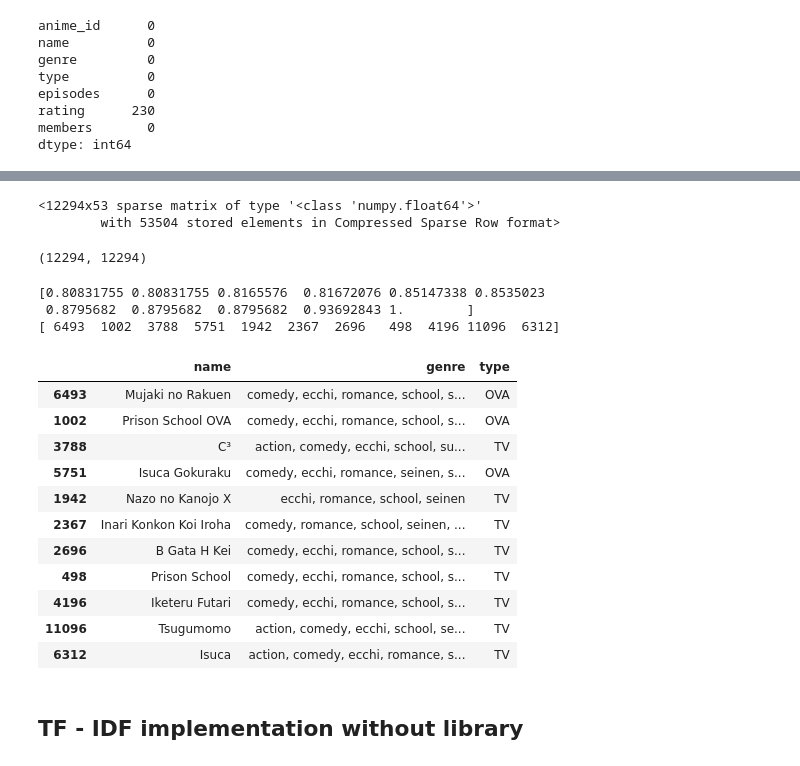
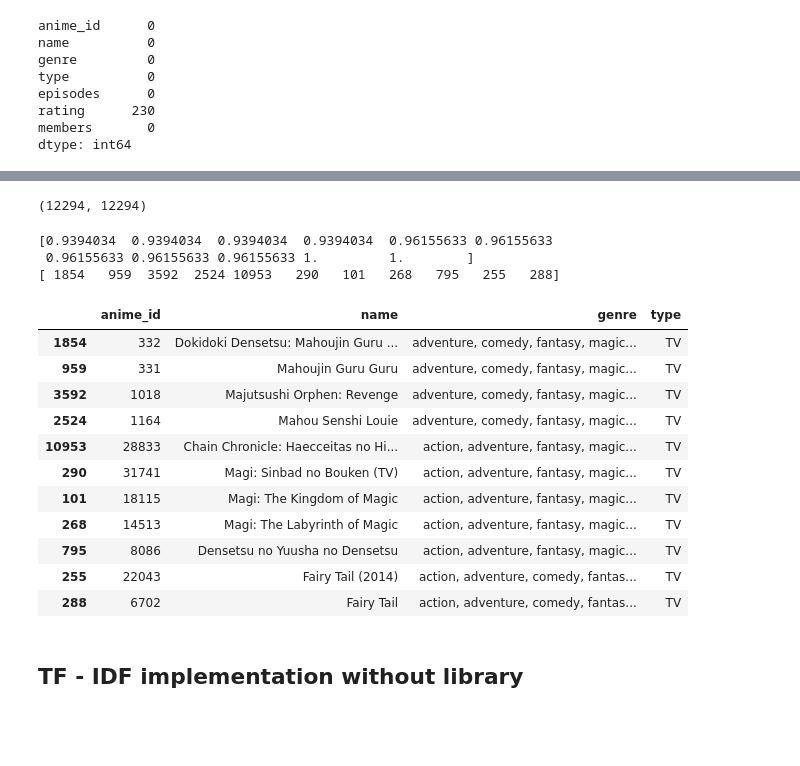
Before and after one commit to arsh1207/BigDataProject, a Jupyter notebook: Content_based_recommendation_system.ipynb, the cells around one changed output, grey strips where cells are left out. Drawn from its saved outputs; the diff is of its cells as text; code cells hidden in the pictures; blank space fills up the shorter version.

```diff
--- a/Content_based_recommendation_system.ipynb
+++ b/Content_based_recommendation_system.ipynb
@@ -66,5 +65,5 @@ members       0
 dtype: int64
 # %%
 # Removing punctuation
-df['name'] = df['name'].str.replace('[^\w\s]','')
-df['name'].head()
+#df['name'] = df['name'].str.replace('[^\w\s]','')
+#df['name'].head()
@@ -78,5 +70,5 @@ Name: name, dtype: object
 # %%
 # Dropping unwanted columns
-df.drop(['anime_id', 'rating', 'members', 'episodes'], axis=1, inplace=True)
+df.drop(['rating', 'members', 'episodes'], axis=1, inplace=True)
 df.head()
 # %% [output]
@@ -125,0 +91,3 @@ df.head()
+# %%
+df['bag_of_words'] = ""
+df.loc[:,'bag_of_words'] = df.loc[:, 'genre'] +', '+ df.loc[:, 'type']
@@ -126,8 +106,3 @@ df.head()
 # %%
 vectorizer = TfidfVectorizer()
 tfidf = vectorizer.fit_transform(df["bag_of_words"])
-# %%
-tfidf
-# %% [output]
-<12294x53 sparse matrix of type '<class 'numpy.float64'>'
-        with 53504 stored elements in Compressed Sparse Row format>
@@ -140,10 +117,8 @@ cosine_sim.shape
 (12294, 12294)
 # %%
 # recommender function
-def recommendation(name):
+def recommendation(name, cosine_sim):
     recommended = np.array([])
-    #index_ = df.apply(lambda x: x['name'] =='Kimi no Na wa.')
-    #index_ = df.select(df.name, filter(df.name == 'Kimi no Na wa.'))
     index_ = df.loc[(df['name'] == name)].index
     score = cosine_sim[index_]
     ind = np.argpartition(score[0], -10)[-11:]
@@ -153,24 +128,25 @@ def recommendation(name):
      #   recommended = np.append(recommended, df.loc[(df.index == i)]['name'])
     return ind
 # %%
-indices = recommendation('Isuca')
+# Predicting movies similar to "Fairy Tail"
+indices = recommendation('Fairy Tail', cosine_sim)
 print(indices)
-df[['name', 'genre', 'type']].loc[indices]
+df[['anime_id','name', 'genre', 'type']].loc[indices]
 # %% [output]
-[0.80831755 0.80831755 0.8165576  0.81672076 0.85147338 0.8535023
- 0.8795682  0.8795682  0.8795682  0.93692843 1.        ]
-[ 6493  1002  3788  5751  1942  2367  2696   498  4196 11096  6312]
+[0.9394034  0.9394034  0.9394034  0.9394034  0.96155633 0.96155633
+ 0.96155633 0.96155633 0.96155633 1.         1.        ]
+[ 1854   959  3592  2524 10953   290   101   268   795   255   288]
-|  | name | genre | type |
-| 6493 | Mujaki no Rakuen | comedy, ecchi, romance, school, s... | OVA |
-| 1002 | Prison School OVA | comedy, ecchi, romance, school, s... | OVA |
-| 3788 | C³ | action, comedy, ecchi, school, su... | TV |
-| 5751 | Isuca Gokuraku | comedy, ecchi, romance, seinen, s... | OVA |
-| 1942 | Nazo no Kanojo X | ecchi, romance, school, seinen | TV |
-| 2367 | Inari Konkon Koi Iroha | comedy, romance, school, seinen, ... | TV |
-| 2696 | B Gata H Kei | comedy, ecchi, romance, school, s... | TV |
-| 498 | Prison School | comedy, ecchi, romance, school, s... | TV |
-| 4196 | Iketeru Futari | comedy, ecchi, romance, school, s... | TV |
-| 11096 | Tsugumomo | action, comedy, ecchi, school, se... | TV |
-| 6312 | Isuca | action, comedy, ecchi, romance, s... | TV |
+|  | anime_id | name | genre | type |
+| 1854 | 332 | Dokidoki Densetsu: Mahoujin Guru ... | adventure, comedy, fantasy, magic... | TV |
+| 959 | 331 | Mahoujin Guru Guru | adventure, comedy, fantasy, magic... | TV |
+| 3592 | 1018 | Majutsushi Orphen: Revenge | adventure, comedy, fantasy, magic... | TV |
+| 2524 | 1164 | Mahou Senshi Louie | adventure, comedy, fantasy, magic... | TV |
+| 10953 | 28833 | Chain Chronicle: Haecceitas no Hi... | action, adventure, fantasy, magic... | TV |
+| 290 | 31741 | Magi: Sinbad no Bouken (TV) | action, adventure, fantasy, magic... | TV |
+| 101 | 18115 | Magi: The Kingdom of Magic | action, adventure, fantasy, magic... | TV |
+| 268 | 14513 | Magi: The Labyrinth of Magic | action, adventure, fantasy, magic... | TV |
+| 795 | 8086 | Densetsu no Yuusha no Densetsu | action, adventure, fantasy, magic... | TV |
+| 255 | 22043 | Fairy Tail (2014) | action, adventure, comedy, fantas... | TV |
+| 288 | 6702 | Fairy Tail | action, adventure, comedy, fantas... | TV |
 # %% [markdown]
 ## TF - IDF implementation without library
```
Also changed, not shown: parts of 53 cells of this notebook.
